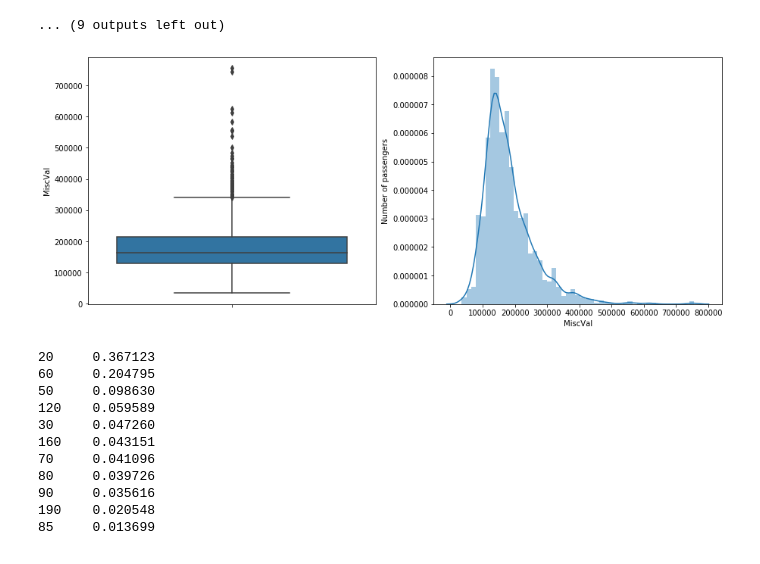
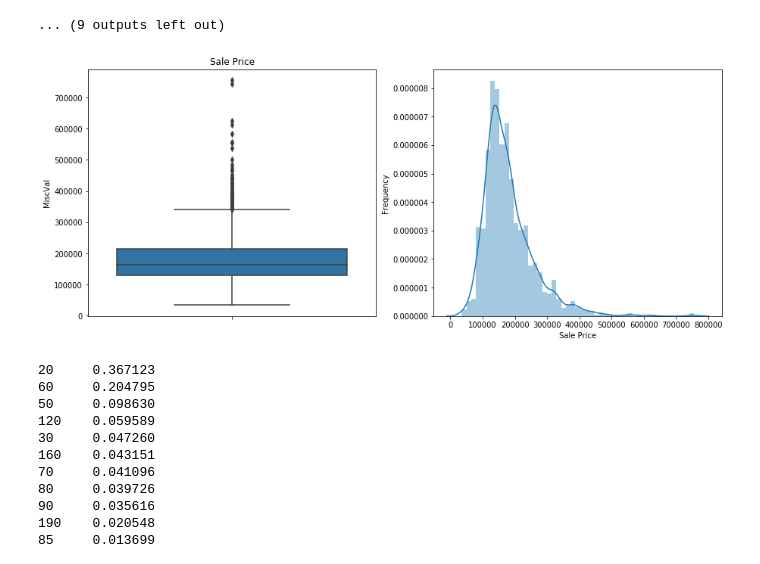
Before and after one commit to roybibek/regression_modeling, a Jupyter notebook: House_Price_Prediction.ipynb, the cells around one changed output. Drawn from its saved outputs; the diff is of its cells as text; code cells hidden in the pictures.

```diff
--- a/House_Price_Prediction.ipynb
+++ b/House_Price_Prediction.ipynb
@@ -68,3 +68,6 @@ data.describe()
 | 50% | 730.500000 | 50.000000 | 69.000000 | 9478.500000 | 6.000000 | 5.000000 | 1973.000000 | 1994.000000 | ... |
 | 75% | 1095.250000 | 70.000000 | 80.000000 | 11601.500000 | 7.000000 | 6.000000 | 2000.000000 | 2004.000000 | ... |
 | max | 1460.000000 | 190.000000 | 313.000000 | 215245.000000 | 10.000000 | 9.000000 | 2010.000000 | 2010.000000 | ... |
+# %%
+ y = np.array(data['SalePrice'])
+ y
@@ -70,0 +76,2 @@ data.describe()
+# %%
+data.pop('SalePrice')
@@ -415,20 +443,20 @@ for var in continuous:
 # %%
 # let's look at the distribution of the target variable
 
 plt.figure(figsize=(15,6))
 plt.subplot(1, 2, 1)
-fig = sns.boxplot(y=data['SalePrice'])
-fig.set_title('')
+fig = sns.boxplot(y=y)
+fig.set_title('Sale Price')
 fig.set_ylabel(var)
 
 plt.subplot(1, 2, 2)
-fig = sns.distplot(data['SalePrice'].dropna())#.hist(bins=20)
-fig.set_ylabel('Number of passengers')
-fig.set_xlabel(var)
+fig = sns.distplot(y)#.hist(bins=20)
+fig.set_ylabel('Frequency')
+fig.set_xlabel('Sale Price')
 
 plt.show()
 # %% [output]
-[figure, old version]
+[figure, new version]
 # %%
 # outlies in discrete variables
 for var in discrete:
```
Also changed, not shown: parts of 21 cells of this notebook.
